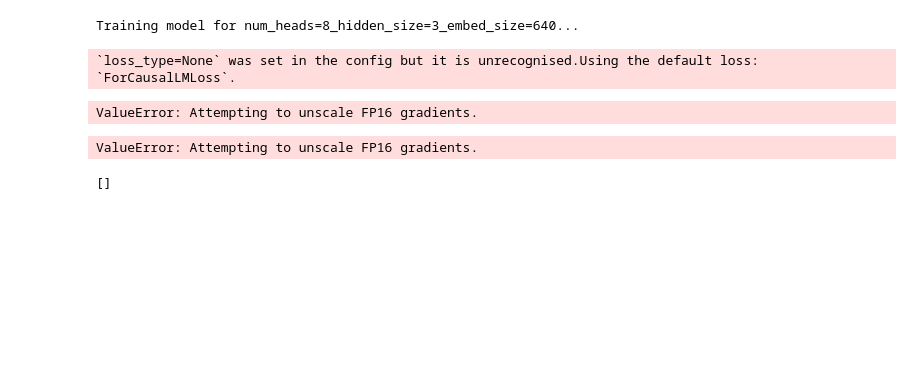
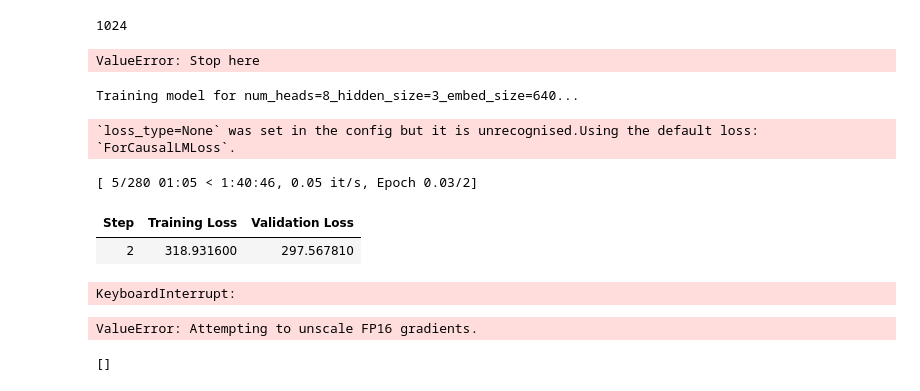
Before and after one commit to rammalahmad/pruned_GPT, a Jupyter notebook: main.ipynb, the cells around one changed output. Cells and saved outputs as stored; diff of their text form; code cells hidden in the pictures; blank space fills up the shorter version.

Commit message:
debugging some bugs in pruning

```diff
--- a/main.ipynb
+++ b/main.ipynb
@@ -32,3 +32,28 @@ calibration_pass(model=base_model,
                  dataset=dataset,
                  sample_size=128,
                  batch_size=4,)
+# %%
+import copy
+import torch
+
+original_model = copy.deepcopy(base_model)
+
+# Run pruning with the same embedding size
+# new_embed_dim = base_model.config.hidden_size  # Should match existing embed size
+# prune_embeddings(base_model, new_embed_dim)
+prune_mlp(base_model, 1024*4)
+
+# Function to check if parameters have changed
+def compare_models(model1, model2):
+    changes_detected = False
+    for (name1, param1), (name2, param2) in zip(model1.named_parameters(), model2.named_parameters()):
+        if name1 != name2:
+            print(f"WARNING: Parameter name mismatch {name1} != {name2}")
+        elif not torch.equal(param1, param2):
+            print(f"Layer {name1} has changed!")
+            changes_detected = True
+    if not changes_detected:
+        print("No changes detected. Function is behaving as expected.")
+
+# Compare original vs. pruned model
+compare_models(original_model, base_model)
@@ -35,3 +109,11 @@ calibration_pass(model=base_model,
+# %%
+base_model.config.hidden_size
+# %% [output]
+1024
+# %%
+raise ValueError("Stop here")
+# %% [output]
+ValueError: Stop here
 # %%
 tokenized_dataset = tokenize_dataset(tokenizer, dataset)
 
@@ -66,37 +148,43 @@ for param in acceptable_params:
 
         model = copy.deepcopy(base_model)
 
-        prune_model(model, int(mult_hidden * embed_size), num_heads, embed_size)
+        # prune_model(model, int(mult_hidden * embed_size), num_heads, embed_size)
+        # prune_mlp(model, int(mult_hidden * embed_size))
+        prune_embeddings(model, 1024)
+        # prune_heads(model, 16)
 
         remove_all_forward_hooks(model)
         torch.cuda.empty_cache()
 
         trainer = trainer_gpt2(model, tokenizer, tokenized_dataset, batch_size=4, num_epochs=2)
-        trainer.evaluate()
+        # trainer.evaluate()
         trainer.train()
         training_metrics[param_key] = trainer.state.log_history
 
         with open(training_metrics_path, "w") as f:
             json.dump(training_metrics, f, indent=4)
         torch.cuda.empty_cache()
 
     if param_key in eval_metrics:
         print(f"Skipping evaluation for {param_key}, already exists.")
     else:
         print(f"Evaluating perplexity for {param_key}...")
 
         model = copy.deepcopy(base_model)
         eval_metrics[param_key] = evaluate_perplexity(model, tokenizer, stride=1024)
 
         with open(eval_metrics_path, "w") as f:
             json.dump(eval_metrics, f, indent=4)
 
         del model
         torch.cuda.empty_cache()
 # %% [output]
 Training model for num_heads=8_hidden_size=3_embed_size=640...
 `loss_type=None` was set in the config but it is unrecognised.Using the default loss: `ForCausalLMLoss`.
-ValueError: Attempting to unscale FP16 gradients.
+[ 5/280 01:05 < 1:40:46, 0.05 it/s, Epoch 0.03/2]
+| Step | Training Loss | Validation Loss |
+| 2 | 318.931600 | 297.567810 |
+KeyboardInterrupt:
 # %%
 trainer.train()
 # %% [output]
```
Also changed, not shown: parts of 3 cells of this notebook.
